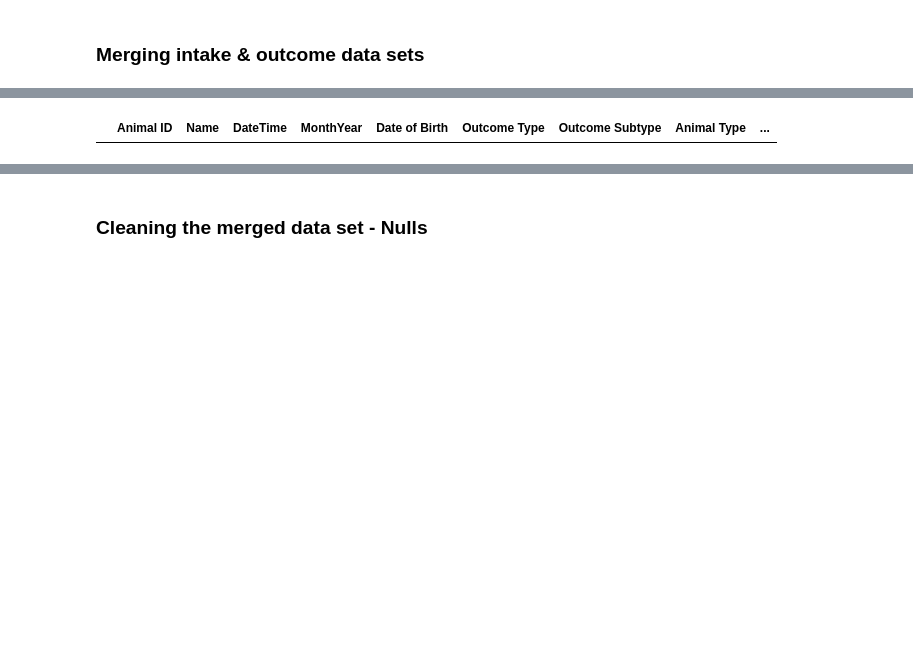
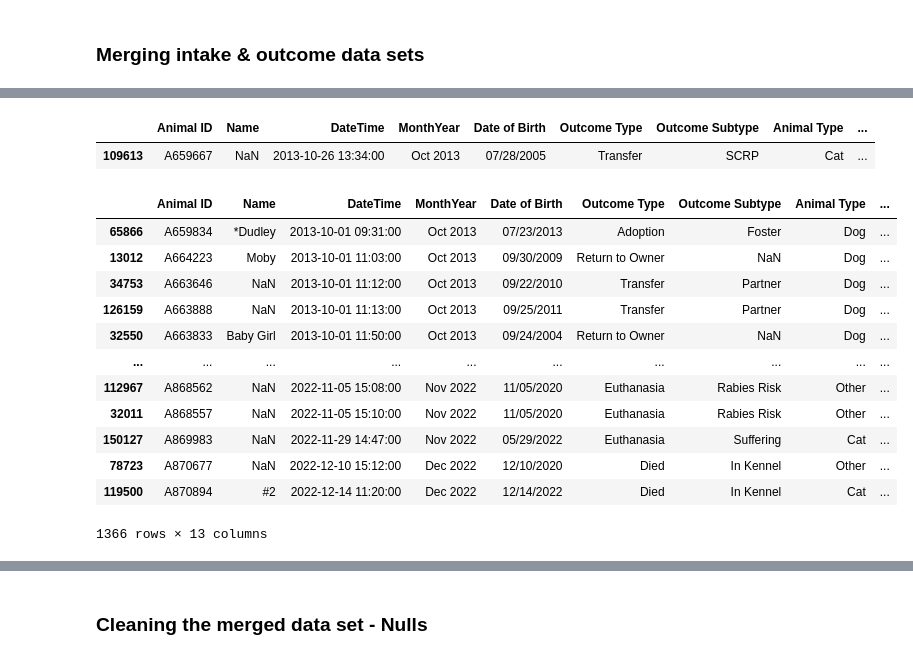
Before and after one commit to KathrynMercer/Austin-Animal-Center-Data, a Jupyter notebook: Data Cleaning.ipynb, the cells around one changed output, grey strips where cells are left out. Saved outputs shown, nothing was run; the diff lists cells and outputs as text; code cells hidden in the pictures; blank space fills up the shorter version.

```diff
--- a/Data Cleaning.ipynb
+++ b/Data Cleaning.ipynb
@@ -103,10 +103,10 @@ intake_data_raw['DateTime'] = pd.to_datetime(intake_data_raw['DateTime'], format
 outcome_data_raw['DateTime'] = pd.to_datetime(outcome_data_raw['DateTime'], format = '%m/%d/%Y %I:%M:%S %p')
 # %%
 #Sorting the datasets by DateTime and dropping rows that have the same Animal ID & DateTime (ie. true duplicate entries)
-intake_data_raw.sort_values(by = 'DateTime')
+intake_data_raw = intake_data_raw.sort_values(by = 'DateTime')
 intake_data_raw['Duplicated?'] = intake_data_raw.duplicated(subset=['Animal ID', 'DateTime'])
 
-outcome_data_raw.sort_values(by = 'DateTime')
+outcome_data_raw = outcome_data_raw.sort_values(by = 'DateTime')
 outcome_data_raw['Duplicated?'] = outcome_data_raw.duplicated(subset=['Animal ID', 'DateTime'])
 # %%
 #Spotchecking that duplicates that were flagged are true duplicates and not repeat visits and checking the length of each to see how many were dropped.
@@ -123,7 +123,3 @@ intake_data_raw = intake_data_raw.loc[intake_data_raw['Duplicated?'] != True]
 #len(intake_data_raw) #164577 length
 # %% [markdown]
 ### Merging intake & outcome data sets
-# %%
-#Group both datasets by Animal ID & use the cumulative count to organize repeat visits
-intake_data_raw['Visit Count'] = intake_data_raw.groupby(by = 'Animal ID').cumcount() +1
-outcome_data_raw['Visit Count'] = outcome_data_raw.groupby(by = 'Animal ID').cumcount() +1
@@ -138,10 +131,33 @@ len(outcome_data_raw) - len(merged_data_raw)
+# %%
+outcome_data_raw.loc[(outcome_data_raw['Animal ID'] == 'A659667')]
+# %% [output]
+|  | Animal ID | Name | DateTime | MonthYear | Date of Birth | Outcome Type | Outcome Subtype | Animal Type | ... |
+| 109613 | A659667 | NaN | 2013-10-26 13:34:00 | Oct 2013 | 07/28/2005 | Transfer | SCRP | Cat | ... |
+# %%
+merged_data_unfiltered = pd.merge(intake_data_raw, outcome_data_raw, on='Animal ID', suffixes=('_intake', '_outcome'))
+
+# There are a number of pets who were in the shelter at the time that data collection started, so they have outcome data
+# before they have intake data. This will discard the first outcome data, so their visits are matched correctly.
+merged_data_raw = merged_data_unfiltered[merged_data_unfiltered['DateTime_outcome'] >= merged_data_unfiltered['DateTime_intake']]
 # %%
 #When I examine the animals that did not make it into the merged set from the outcome data, most of them are from the time the shelter first started recording data (Oct 1, 2013).
 #Pets admitted prior to this date, would not have intake data to match with their outcome data, so they cannot be included.
 #There are a few pets from later on that are also missing intake data for some reason. None of these pets have multiple visits, so they will not mess up the merged data set.
 
 outcome_data_not_merged = outcome_data_raw[~outcome_data_raw['Animal ID'].isin(merged_data_raw['Animal ID'])]
-outcome_data_not_merged.loc[outcome_data_not_merged['Visit Count'] > 1]
+outcome_data_not_merged.loc[outcome_data_not_merged['DateTime'] < '2023'].sort_values(by = 'DateTime')
 # %% [output]
 |  | Animal ID | Name | DateTime | MonthYear | Date of Birth | Outcome Type | Outcome Subtype | Animal Type | ... |
+| 65866 | A659834 | *Dudley | 2013-10-01 09:31:00 | Oct 2013 | 07/23/2013 | Adoption | Foster | Dog | ... |
+| 13012 | A664223 | Moby | 2013-10-01 11:03:00 | Oct 2013 | 09/30/2009 | Return to Owner | NaN | Dog | ... |
+| 34753 | A663646 | NaN | 2013-10-01 11:12:00 | Oct 2013 | 09/22/2010 | Transfer | Partner | Dog | ... |
+| 126159 | A663888 | NaN | 2013-10-01 11:13:00 | Oct 2013 | 09/25/2011 | Transfer | Partner | Dog | ... |
+| 32550 | A663833 | Baby Girl | 2013-10-01 11:50:00 | Oct 2013 | 09/24/2004 | Return to Owner | NaN | Dog | ... |
+| ... | ... | ... | ... | ... | ... | ... | ... | ... | ... |
+| 112967 | A868562 | NaN | 2022-11-05 15:08:00 | Nov 2022 | 11/05/2020 | Euthanasia | Rabies Risk | Other | ... |
+| 32011 | A868557 | NaN | 2022-11-05 15:10:00 | Nov 2022 | 11/05/2020 | Euthanasia | Rabies Risk | Other | ... |
+| 150127 | A869983 | NaN | 2022-11-29 14:47:00 | Nov 2022 | 05/29/2022 | Euthanasia | Suffering | Cat | ... |
+| 78723 | A870677 | NaN | 2022-12-10 15:12:00 | Dec 2022 | 12/10/2020 | Died | In Kennel | Other | ... |
+| 119500 | A870894 | #2 | 2022-12-14 11:20:00 | Dec 2022 | 12/14/2022 | Died | In Kennel | Cat | ... |
+1366 rows × 13 columns
 # %%
```
Also changed, not shown: parts of 28 cells of this notebook.
